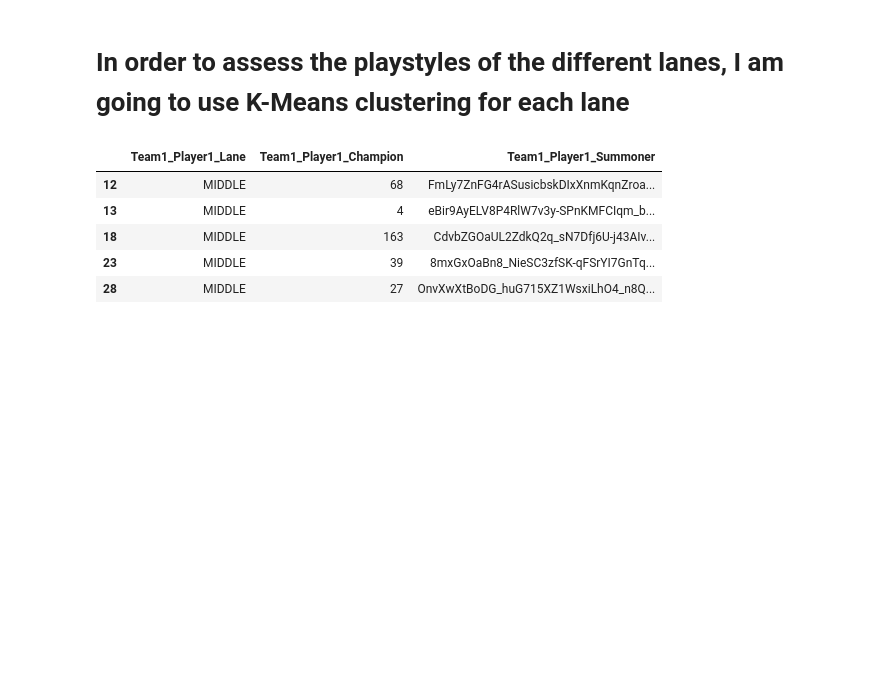
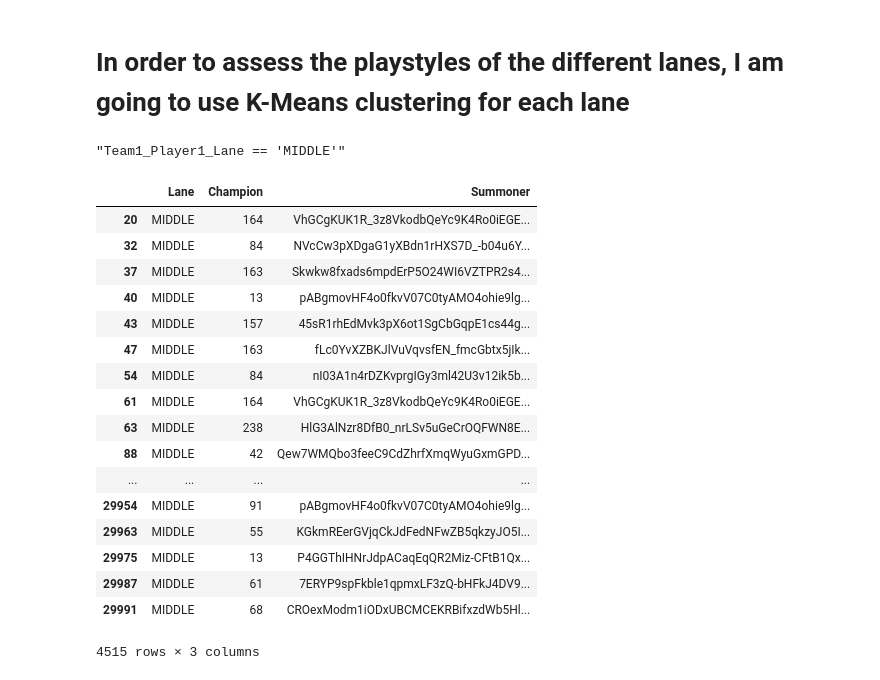
Before and after one commit to hiowatah/Analysis-of-Qiyana-LoL, a Jupyter notebook: API Call/Untitled.ipynb, the cells around one changed output. Drawn from its saved outputs; the diff is of its cells as text; code cells hidden in the pictures; blank space fills up the shorter version.

```diff
--- a/API Call/Untitled.ipynb
+++ b/API Call/Untitled.ipynb
@@ -30,9 +27,40 @@ mid = df.query("Team1_Player1_Lane == 'MIDDLE'")[['Team1_Player1_Lane', 'Team1_P
-# %%
-mid.head()
-# %% [output]
-|  | Team1_Player1_Lane | Team1_Player1_Champion | Team1_Player1_Summoner |
-| 12 | MIDDLE | 68 | FmLy7ZnFG4rASusicbskDIxXnmKqnZroa... |
-| 13 | MIDDLE | 4 | eBir9AyELV8P4RlW7v3y-SPnKMFCIqm_b... |
-| 18 | MIDDLE | 163 | CdvbZGOaUL2ZdkQ2q_sN7Dfj6U-j43AIv... |
-| 23 | MIDDLE | 39 | 8mxGxOaBn8_NieSC3zfSK-qFSrYI7GnTq... |
-| 28 | MIDDLE | 27 | OnvXwXtBoDG_huG715XZ1WsxiLhO4_n8Q... |
+# %%
+def lane(lane_name):
+    players = ['Team1_Player1', 'Team1_Player2', 'Team1_Player3', 'Team1_Player4', 'Team1_Player5',
+              'Team2_Player1', 'Team2_Player2', 'Team2_Player3', 'Team2_Player4', 'Team2_Player5']
+
+#     df = pd.DataFrame(columns=['Lane', 'Champion', 'Summoner'])
+    for player in players:
+        rift = df.query("{}_Lane == '{}'".format(player, lane_name))[['{}_Lane'.format(player),
+                                                                      '{}_Champion'.format(player),
+                                                                      '{}_Summoner'.format(player)]]
+        rift.rename(columns = {"{}_Lane".format(player): "Lane",
+                              "{}_Champion".format(player): "Champion",
+                              "{}_Summoner".format(player): "Summoner"}, inplace = True)
+#         df['Lane'] = rift['Lane']
+    return rift
+# %%
+"{}_Lane == '{}'".format('Team1_Player1', str("MIDDLE"))
+# %% [output]
+"Team1_Player1_Lane == 'MIDDLE'"
+# %%
+lane('MIDDLE')
+# %% [output]
+|  | Lane | Champion | Summoner |
+| 20 | MIDDLE | 164 | VhGCgKUK1R_3z8VkodbQeYc9K4Ro0iEGE... |
+| 32 | MIDDLE | 84 | NVcCw3pXDgaG1yXBdn1rHXS7D_-b04u6Y... |
+| 37 | MIDDLE | 163 | Skwkw8fxads6mpdErP5O24WI6VZTPR2s4... |
+| 40 | MIDDLE | 13 | pABgmovHF4o0fkvV07C0tyAMO4ohie9lg... |
+| 43 | MIDDLE | 157 | 45sR1rhEdMvk3pX6ot1SgCbGqpE1cs44g... |
+| 47 | MIDDLE | 163 | fLc0YvXZBKJlVuVqvsfEN_fmcGbtx5jIk... |
+| 54 | MIDDLE | 84 | nI03A1n4rDZKvprgIGy3ml42U3v12ik5b... |
+| 61 | MIDDLE | 164 | VhGCgKUK1R_3z8VkodbQeYc9K4Ro0iEGE... |
+| 63 | MIDDLE | 238 | HlG3AlNzr8DfB0_nrLSv5uGeCrOQFWN8E... |
+| 88 | MIDDLE | 42 | Qew7WMQbo3feeC9CdZhrfXmqWyuGxmGPD... |
+| ... | ... | ... | ... |
+| 29954 | MIDDLE | 91 | pABgmovHF4o0fkvV07C0tyAMO4ohie9lg... |
+| 29963 | MIDDLE | 55 | KGkmREerGVjqCkJdFedNFwZB5qkzyJO5I... |
+| 29975 | MIDDLE | 13 | P4GGThIHNrJdpACaqEqQR2Miz-CFtB1Qx... |
+| 29987 | MIDDLE | 61 | 7ERYP9spFkble1qpmxLF3zQ-bHFkJ4DV9... |
+| 29991 | MIDDLE | 68 | CROexModm1iODxUBCMCEKRBifxzdWb5Hl... |
+4515 rows × 3 columns
```
Also changed, not shown: parts of 1 cell of this notebook.
